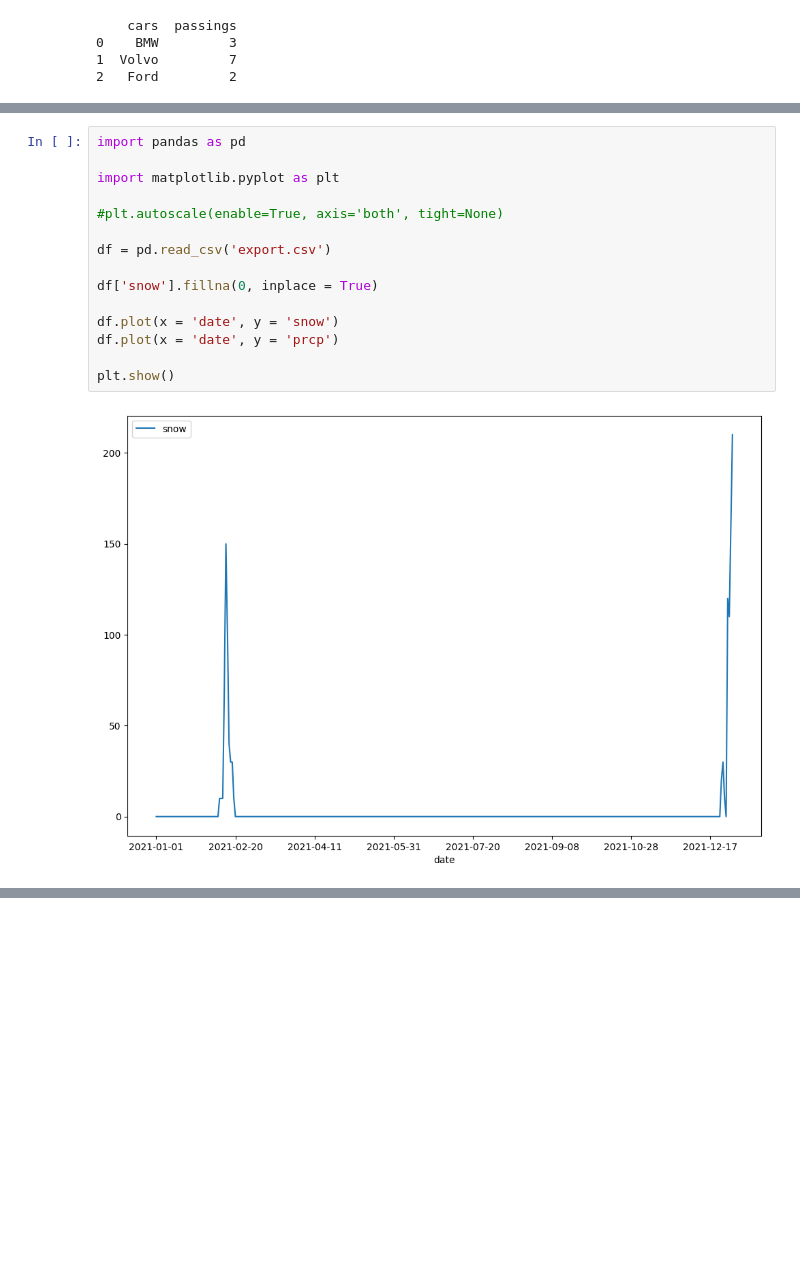
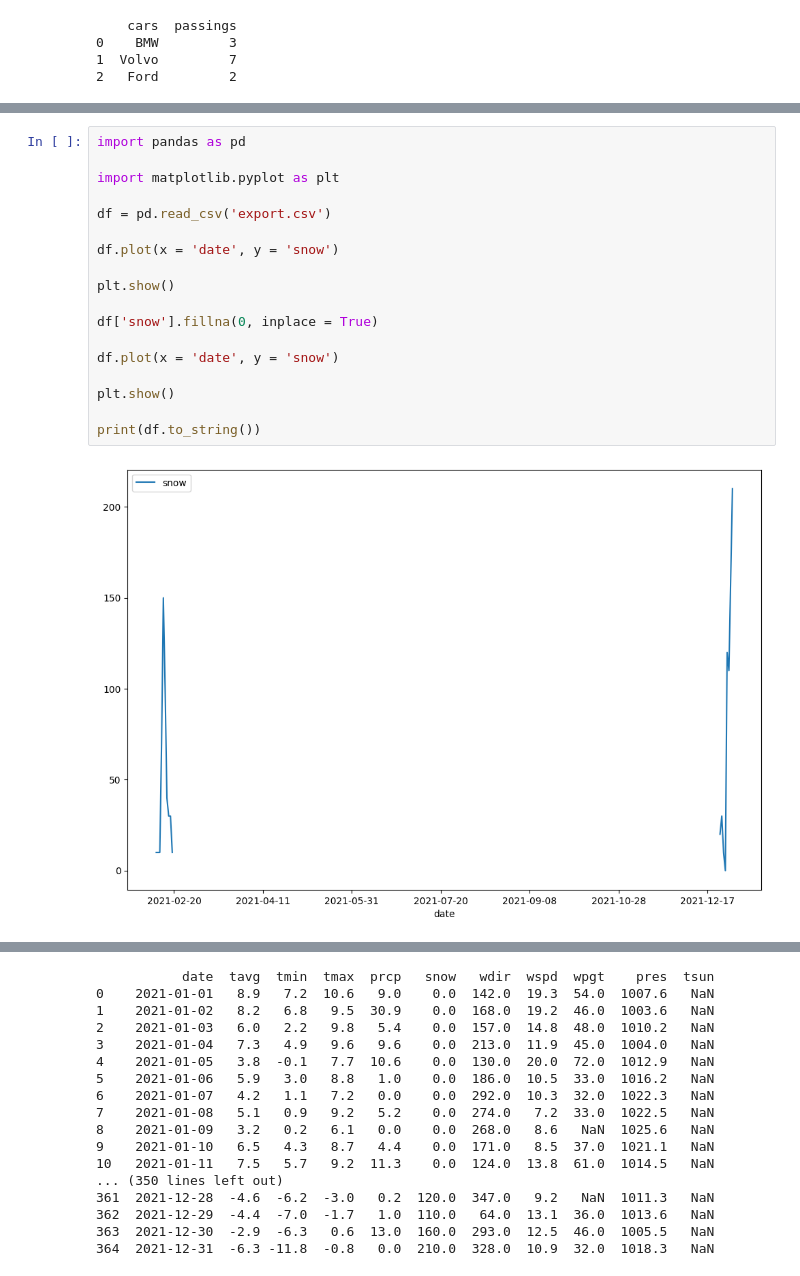
Before and after one commit to mondomom/jupyter, a Jupyter notebook: jupyterlab.ipynb, the cells around one changed output, grey strips where cells are left out. Saved outputs shown, nothing was run; the diff lists cells and outputs as text; blank space fills up the shorter version.

```diff
--- a/jupyterlab.ipynb
+++ b/jupyterlab.ipynb
@@ -107,17 +71,20 @@ plt.show()
 # %%
 import pandas as pd
 
 import matplotlib.pyplot as plt
 
-#plt.autoscale(enable=True, axis='both', tight=None)
+df = pd.read_csv('export.csv')
 
-df = pd.read_csv('export.csv')
+df.plot(x = 'date', y = 'snow')
+
+plt.show()
 
 df['snow'].fillna(0, inplace = True)
 
 df.plot(x = 'date', y = 'snow')
-df.plot(x = 'date', y = 'prcp')
 
 plt.show()
+
+print(df.to_string())
 # %% [output]
-[figure, old version]
+[figure, new version]
@@ -124,0 +92,17 @@ plt.show()
+           date  tavg  tmin  tmax  prcp   snow   wdir  wspd  wpgt    pres  tsun
+0    2021-01-01   8.9   7.2  10.6   9.0    0.0  142.0  19.3  54.0  1007.6   NaN
+1    2021-01-02   8.2   6.8   9.5  30.9    0.0  168.0  19.2  46.0  1003.6   NaN
+2    2021-01-03   6.0   2.2   9.8   5.4    0.0  157.0  14.8  48.0  1010.2   NaN
+3    2021-01-04   7.3   4.9   9.6   9.6    0.0  213.0  11.9  45.0  1004.0   NaN
+4    2021-01-05   3.8  -0.1   7.7  10.6    0.0  130.0  20.0  72.0  1012.9   NaN
+5    2021-01-06   5.9   3.0   8.8   1.0    0.0  186.0  10.5  33.0  1016.2   NaN
+6    2021-01-07   4.2   1.1   7.2   0.0    0.0  292.0  10.3  32.0  1022.3   NaN
+7    2021-01-08   5.1   0.9   9.2   5.2    0.0  274.0   7.2  33.0  1022.5   NaN
+8    2021-01-09   3.2   0.2   6.1   0.0    0.0  268.0   8.6   NaN  1025.6   NaN
+9    2021-01-10   6.5   4.3   8.7   4.4    0.0  171.0   8.5  37.0  1021.1   NaN
+10   2021-01-11   7.5   5.7   9.2  11.3    0.0  124.0  13.8  61.0  1014.5   NaN
+... (350 lines left out)
+361  2021-12-28  -4.6  -6.2  -3.0   0.2  120.0  347.0   9.2   NaN  1011.3   NaN
+362  2021-12-29  -4.4  -7.0  -1.7   1.0  110.0   64.0  13.1  36.0  1013.6   NaN
+363  2021-12-30  -2.9  -6.3   0.6  13.0  160.0  293.0  12.5  46.0  1005.5   NaN
+364  2021-12-31  -6.3 -11.8  -0.8   0.0  210.0  328.0  10.9  32.0  1018.3   NaN
```
Also changed, not shown: parts of 7 cells of this notebook, 2 other files.
